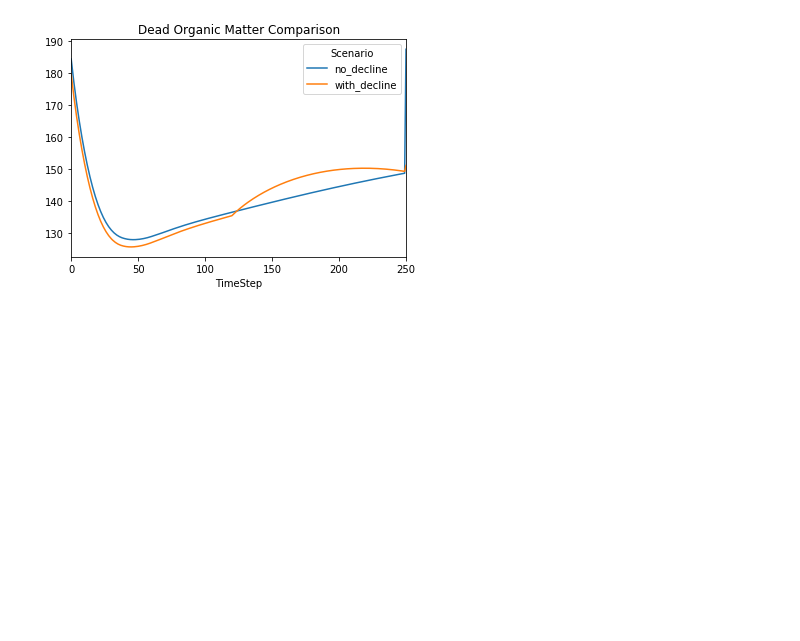
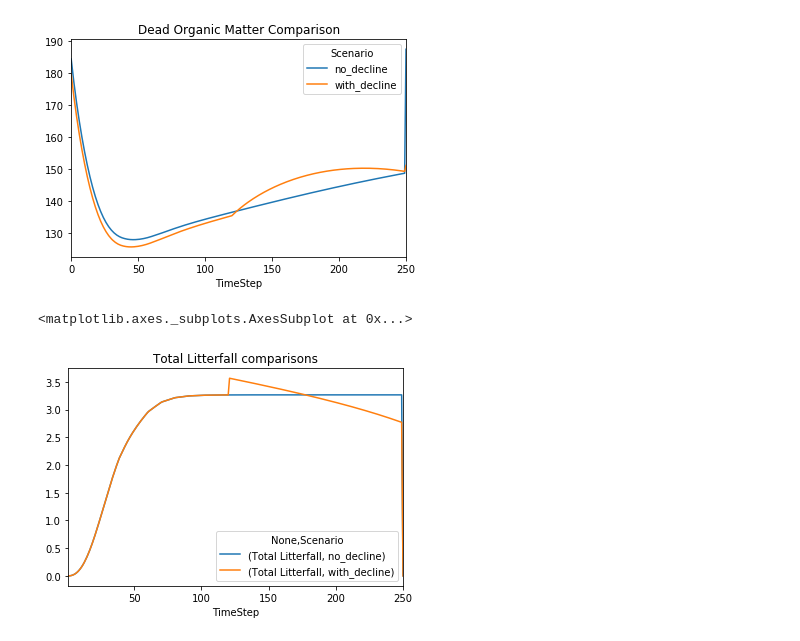
Before and after one commit to cat-cfs/cbm3_scripting_examples, a Jupyter notebook: overmature_decline_and_litterfall.ipynb, the cells around one changed output. Cells and saved outputs as stored; diff of their text form; code cells hidden in the pictures; blank space fills up the shorter version.

```diff
--- a/overmature_decline_and_litterfall.ipynb
+++ b/overmature_decline_and_litterfall.ipynb
@@ -92,4 +92,11 @@ pool_results[["TimeStep","Scenario", "Dead Organic Matter"]] \
 [figure]
 # %%
 stock_change_results = cbm3_results.load_stock_changes(results_db_path, classifier_set_grouping=True)
+# %%
+stock_change_results[["TimeStep","Scenario", 'Total Litterfall']] \
+    .pivot(index="TimeStep", columns="Scenario", values=['Total Litterfall']) \
+    .plot(title="Total Litterfall comparisons")
+# %% [output]
+<matplotlib.axes._subplots.AxesSubplot at 0x...>
+[figure, added]
 # %%
```
Also changed, not shown: parts of 2 cells of this notebook.
